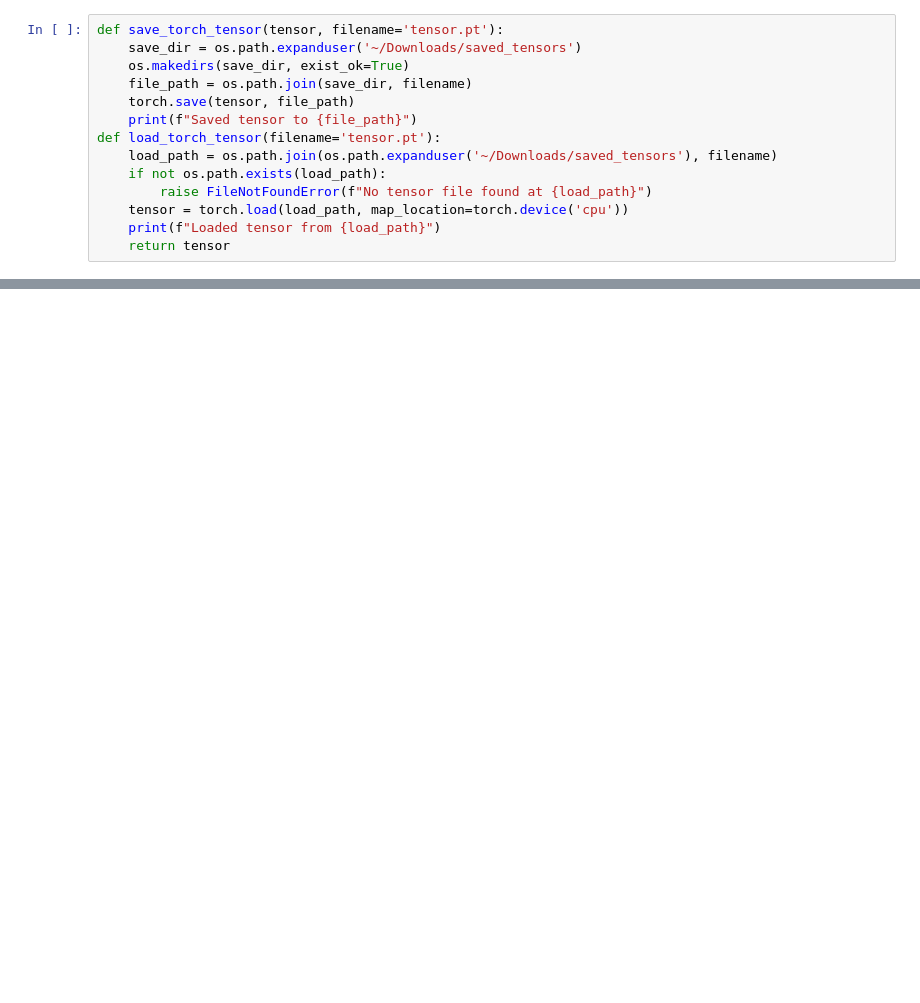
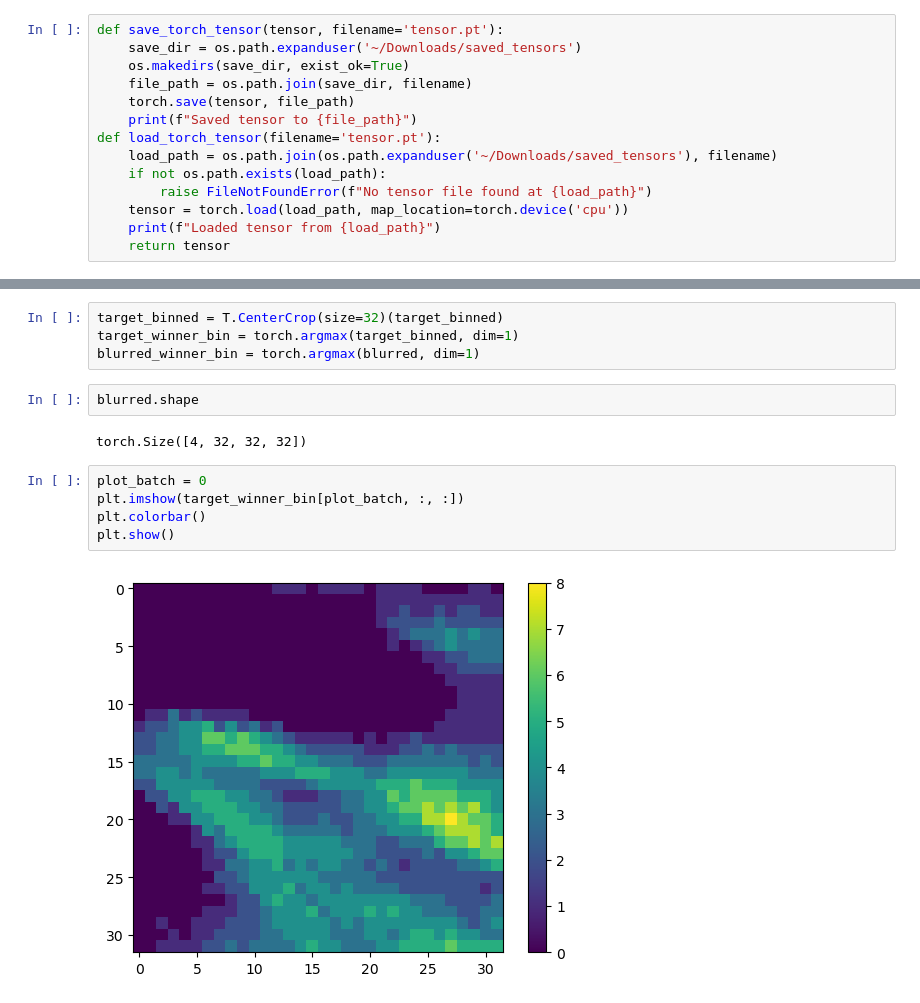
Before and after one commit to Osrip/deep_learn_rain_nowcasting, a Jupyter notebook: notebooks/new_dlbd_implementation.ipynb, the cells around one changed output, grey strips where cells are left out. Cells and saved outputs as stored; diff of their text form; blank space fills up the shorter version.

```diff
--- a/notebooks/new_dlbd_implementation.ipynb
+++ b/notebooks/new_dlbd_implementation.ipynb
@@ -62,0 +198,15 @@ Input tensor shape torch.Size([4, 32, 256, 256])
+# %%
+target_binned = T.CenterCrop(size=32)(target_binned)
+target_winner_bin = torch.argmax(target_binned, dim=1)
+blurred_winner_bin = torch.argmax(blurred, dim=1)
+# %%
+blurred.shape
+# %% [output]
+torch.Size([4, 32, 32, 32])
+# %%
+plot_batch = 0
+plt.imshow(target_winner_bin[plot_batch, :, :])
+plt.colorbar()
+plt.show()
+# %% [output]
+[figure, added]
```
Also changed, not shown: parts of 12 cells of this notebook, 3 other files.
